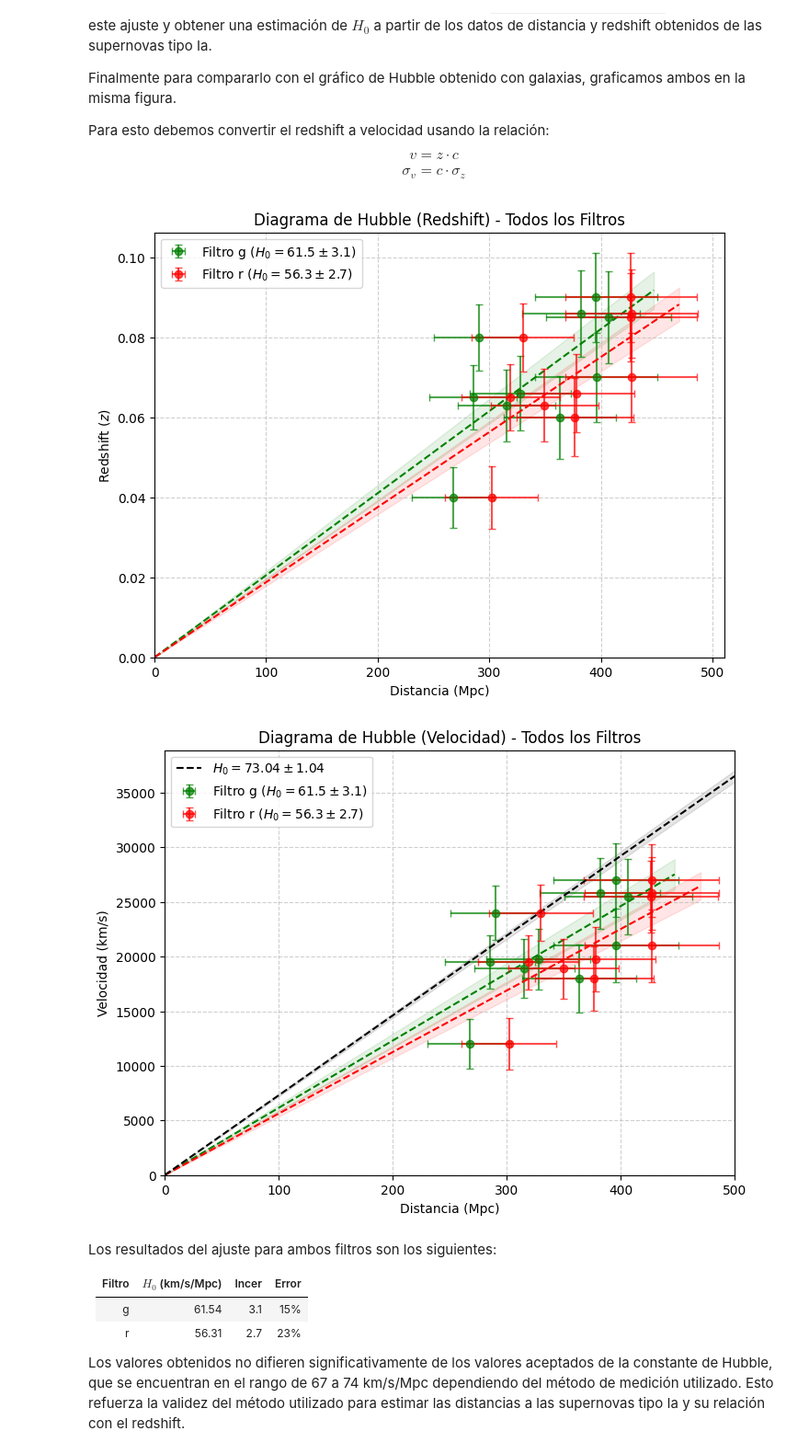
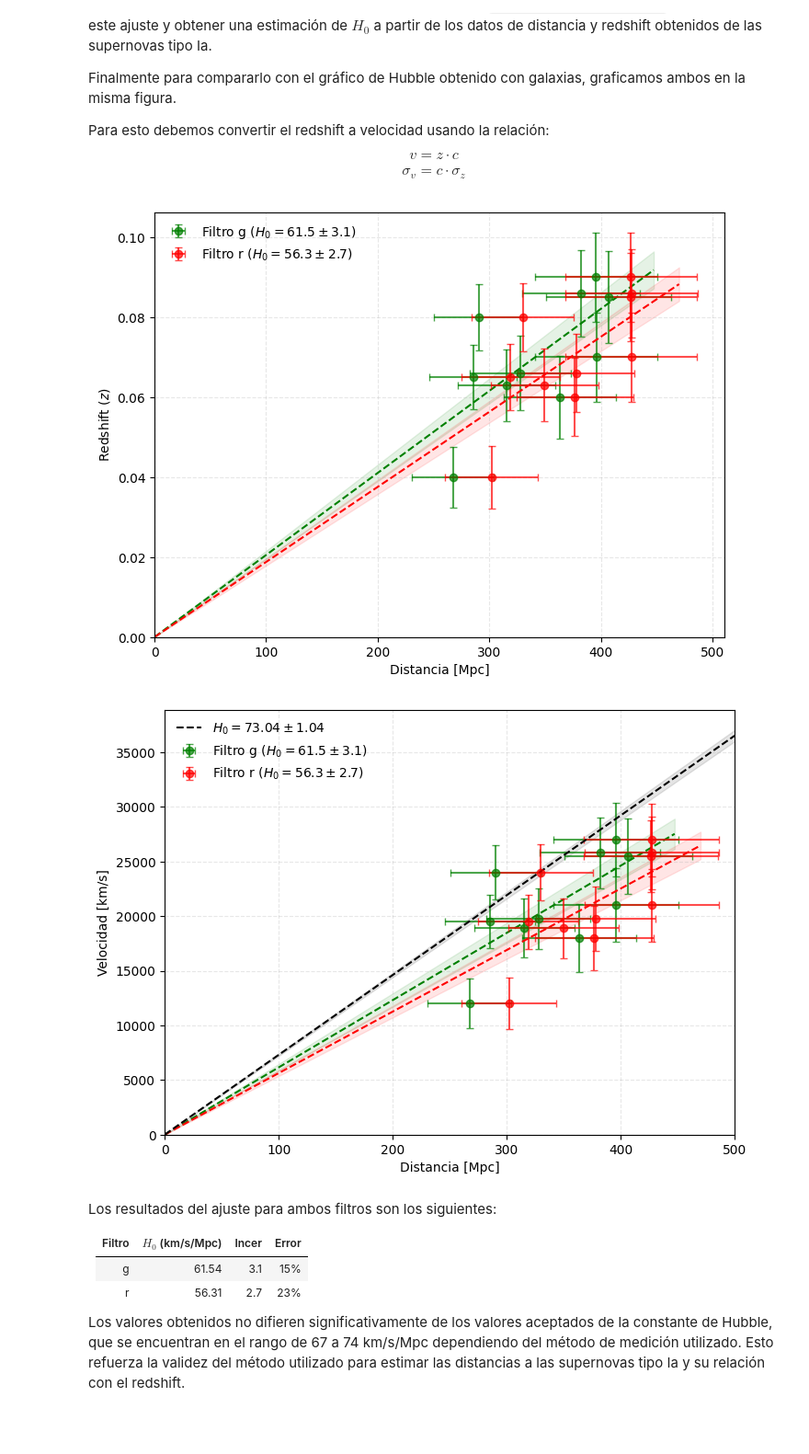
Before and after one commit to jurados/SNeIaCosmologiaAS2001, a Jupyter notebook: solution.ipynb, the cells around one changed output. Shown at 92% size. Drawn from its saved outputs; the diff is of its cells as text; code cells hidden in the pictures; blank space fills up the shorter version.

```diff
--- a/solution.ipynb
+++ b/solution.ipynb
@@ -297,7 +297,7 @@ $$ \sigma_v = c \cdot \sigma_z $$
 # Valores teóricos
 H0_teo      = 73.04
 sigmaHO_teo = 1.04
-CSPEED     = const.c.to(u.km / u.s).value
+CSPEED      = const.c.to(u.km / u.s).value
 
 
 # Función del modelo
@@ -351,47 +351,44 @@ for fid in [1, 2]:
     ax_z.fill_between(d_line, y_lower, y_upper, color=color, alpha=0.1)
 
     # --- GRÁFICO 2: VELOCIDAD ---
     # Convertimos a velocidad multiplicando por CSPEED
     vels  = zeds * CSPEED
     dvels = dzeds * CSPEED
 
     ax_v.errorbar(dists, vels, xerr=ddists, yerr=dvels, marker='o', ls='',
                   color=color, label=label_fit, alpha=0.7, capsize=3)
     ax_v.plot(d_line, y_model * CSPEED, color=color, linestyle='--')
     ax_v.fill_between(d_line, y_lower * CSPEED, y_upper * CSPEED, color=color, alpha=0.1)
 
 
-# Configuración Figura Z (Redshift)
+# Figura Z (Redshift)
 ax_z.set_ylabel('Redshift ($z$)')
-ax_z.set_xlabel('Distancia (Mpc)')
-ax_z.set_title('Diagrama de Hubble (Redshift) - Todos los Filtros')
-ax_z.legend(loc='upper left')
-ax_z.grid(True, linestyle='--', alpha=0.6)
+ax_z.set_xlabel('Distancia [Mpc]')
+ax_z.legend(frameon=False)
+ax_z.grid(True, linestyle='--', alpha=0.3)
 ax_z.set_xlim(left=0)
 ax_z.set_ylim(bottom=0)
 
-# Configuración Figura V (Velocidad)
-
+# Figura V (Velocidad)
 d_line_teo = np.linspace(0, 500, 100)
 v_teo_up  = hubble_law(d_line_teo, H0_teo + sigmaHO_teo)*CSPEED
 v_teo_low = hubble_law(d_line_teo, H0_teo - sigmaHO_teo)*CSPEED
 v_teo_cen = hubble_law(d_line_teo, H0_teo)*CSPEED
 ax_v.plot(d_line_teo, v_teo_cen, color='black', linestyle='--',
         label=rf'$H_{0} = {H0_teo} \pm {sigmaHO_teo}$')
 ax_v.fill_between(d_line_teo, v_teo_low, v_teo_up, color='black', alpha=0.1)
 
-ax_v.set_ylabel('Velocidad (km/s)')
-ax_v.set_xlabel('Distancia (Mpc)')
-ax_v.set_title('Diagrama de Hubble (Velocidad) - Todos los Filtros')
-ax_v.legend(loc='upper left')
-ax_v.grid(True, linestyle='--', alpha=0.6)
+ax_v.set_ylabel('Velocidad [km/s]')
+ax_v.set_xlabel('Distancia [Mpc]')
+ax_v.legend(frameon=False)
+ax_v.grid(True, linestyle='--', alpha=0.3)
 ax_v.set_xlim(left=0, right=500)
 ax_v.set_ylim(bottom=0)
 fig_v.savefig('results/hubble_diagram_by_filter.png', dpi=300, bbox_inches='tight')
 plt.show()
 # %% [output]
-[figure, old version]
+[figure, new version]
-[figure, old version]
+[figure, new version]
 # %% [markdown]
 Los resultados del ajuste para ambos filtros son los siguientes:
 
```
Also changed, not shown: 1 other file.
